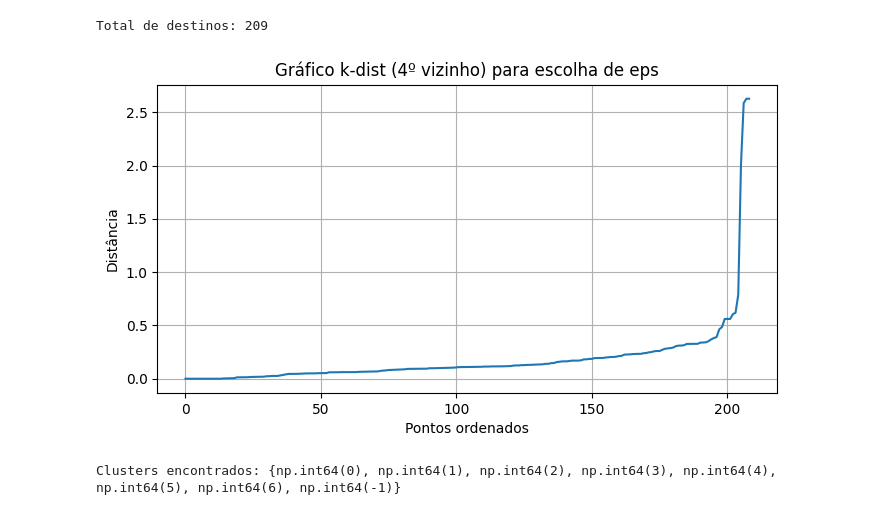
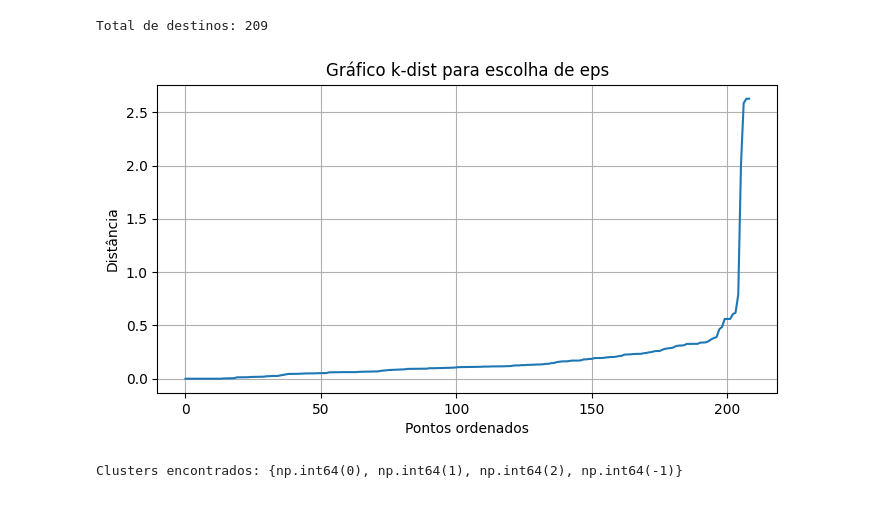
Before and after one commit to thiagorovari/Projeto2_CienciasDeDados, a Jupyter notebook: notebook3.ipynb, the cells around one changed output. Drawn from its saved outputs; the diff is of its cells as text; code cells hidden in the pictures.

```diff
--- a/notebook3.ipynb
+++ b/notebook3.ipynb
@@ -23,23 +23,23 @@ Total de destinos: 209
 # %%
 from sklearn.neighbors import NearestNeighbors
 
 
 neighbors = NearestNeighbors(n_neighbors=4)
 neighbors_fit = neighbors.fit(X_std)
 distances, indices = neighbors_fit.kneighbors(X_std)
 distances = np.sort(distances[:, 3])
 
 plt.figure(figsize=(8,4))
 plt.plot(distances)
-plt.title("Gráfico k-dist (4º vizinho) para escolha de eps")
+plt.title("Gráfico k-dist para escolha de eps")
 plt.xlabel("Pontos ordenados")
 plt.ylabel("Distância")
 plt.grid(True)
 plt.show()
 # %% [output]
-[figure, old version]
+[figure, new version]
 # %%
-eps_value = 0.35   # escolha após olhar o gráfico
+eps_value = 0.45   # escolha após olhar o gráfico
 min_samples_value = 5
 
 db = DBSCAN(eps=eps_value, min_samples=min_samples_value)
@@ -47,7 +47,7 @@ labels = db.fit_predict(X_std)
 
 print("Clusters encontrados:", set(labels))
 # %% [output]
-Clusters encontrados: {np.int64(0), np.int64(1), np.int64(2), np.int64(3), np.int64(4), np.int64(5), np.int64(6), np.int64(-1)}
+Clusters encontrados: {np.int64(0), np.int64(1), np.int64(2), np.int64(-1)}
 # %%
 
 plt.figure(figsize=(10,7))
```
Also changed, not shown: parts of 1 cell of this notebook, 1 other file.
